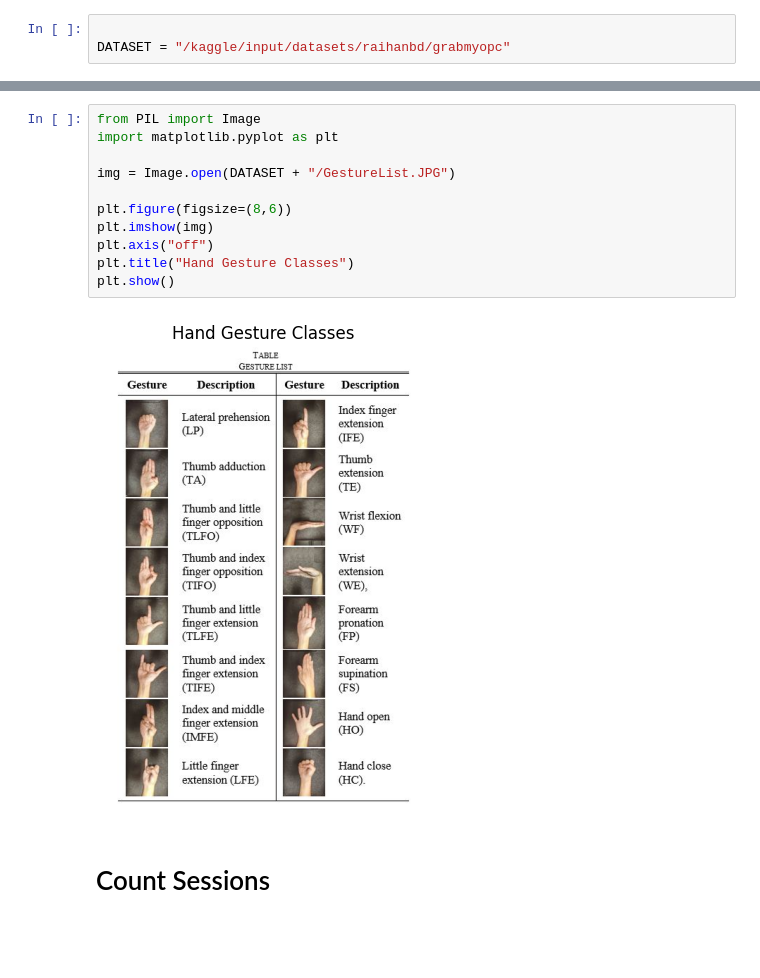
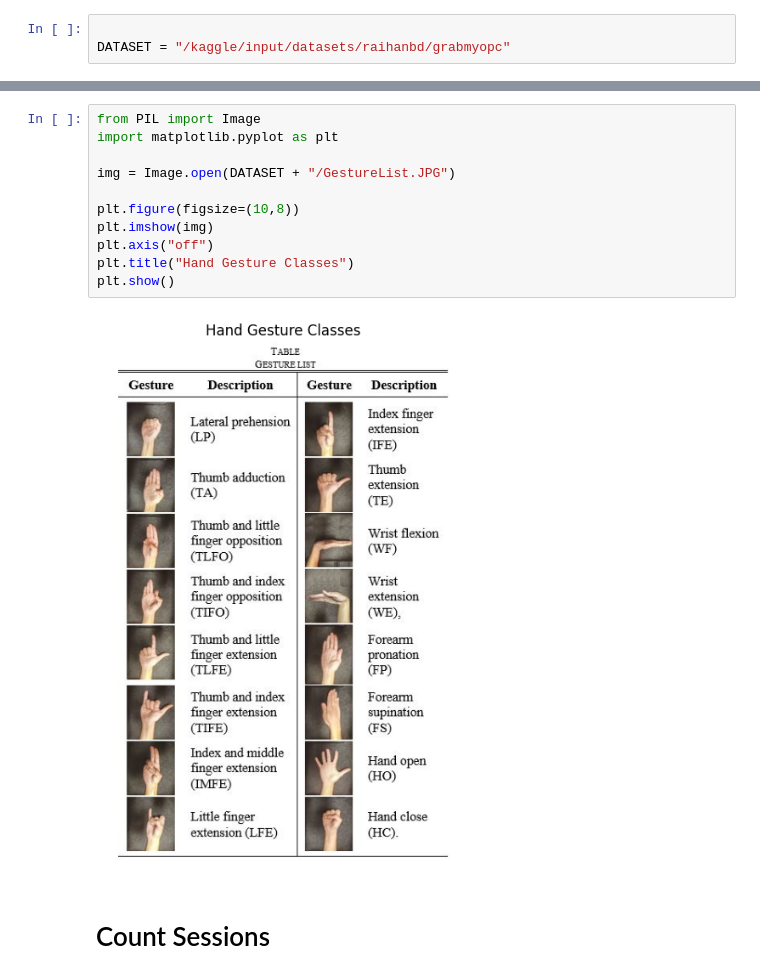
Before and after one commit to samiha273/Group01_GRABMyo_CSE475-, a Jupyter notebook: code/task1/Group01_GRABMyo_task1_eda.ipynb, the cells around one changed output, grey strips where cells are left out. Drawn from its saved outputs; the diff is of its cells as text; blank space fills up the shorter version.

```diff
--- a/code/task1/Group01_GRABMyo_task1_eda.ipynb
+++ b/code/task1/Group01_GRABMyo_task1_eda.ipynb
@@ -38,16 +44,16 @@ DATASET = "/kaggle/input/datasets/raihanbd/grabmyopc"
 # %%
 from PIL import Image
 import matplotlib.pyplot as plt
 
 img = Image.open(DATASET + "/GestureList.JPG")
 
-plt.figure(figsize=(8,6))
+plt.figure(figsize=(10,8))
 plt.imshow(img)
 plt.axis("off")
 plt.title("Hand Gesture Classes")
 plt.show()
 # %% [output]
-[figure, old version]
+[figure, new version]
 # %% [markdown]
 # Count Sessions
 # %%
```
Also changed, not shown: parts of 8 cells of this notebook.
